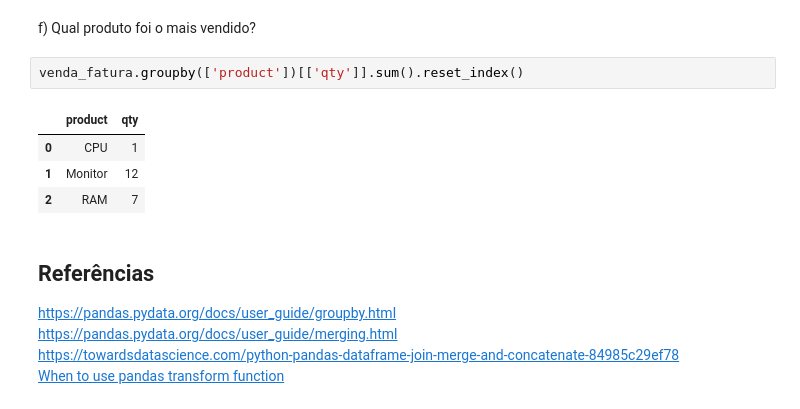
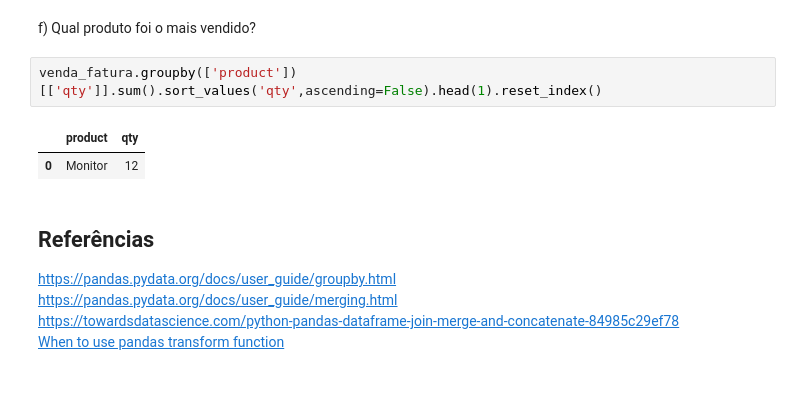
Before and after one commit to lcsadao/Data-Science-Degree, a Jupyter notebook: modulo 4/Pandas/Aula_4_-_Manipulação_Groupby_Merge.ipynb, the cells around one changed output. Drawn from its saved outputs; the diff is of its cells as text.

```diff
--- a/modulo 4/Pandas/Aula_4_-_Manipulação_Groupby_Merge.ipynb
+++ b/modulo 4/Pandas/Aula_4_-_Manipulação_Groupby_Merge.ipynb
@@ -441,12 +608,10 @@ venda_fatura.groupby(['store'])[['total_earnings']].sum().reset_index()
 # %% [markdown]
 f) Qual produto foi o mais vendido?
 # %%
-venda_fatura.groupby(['product'])[['qty']].sum().reset_index()
+venda_fatura.groupby(['product'])[['qty']].sum().sort_values('qty',ascending=False).head(1).reset_index()
 # %% [output]
 |  | product | qty |
-| 0 | CPU | 1 |
-| 1 | Monitor | 12 |
-| 2 | RAM | 7 |
+| 0 | Monitor | 12 |
 # %% [markdown]
 ## Referências
 https://pandas.pydata.org/docs/user_guide/groupby.html <br>
```
Also changed, not shown: parts of 37 cells of this notebook, 16 other files.
